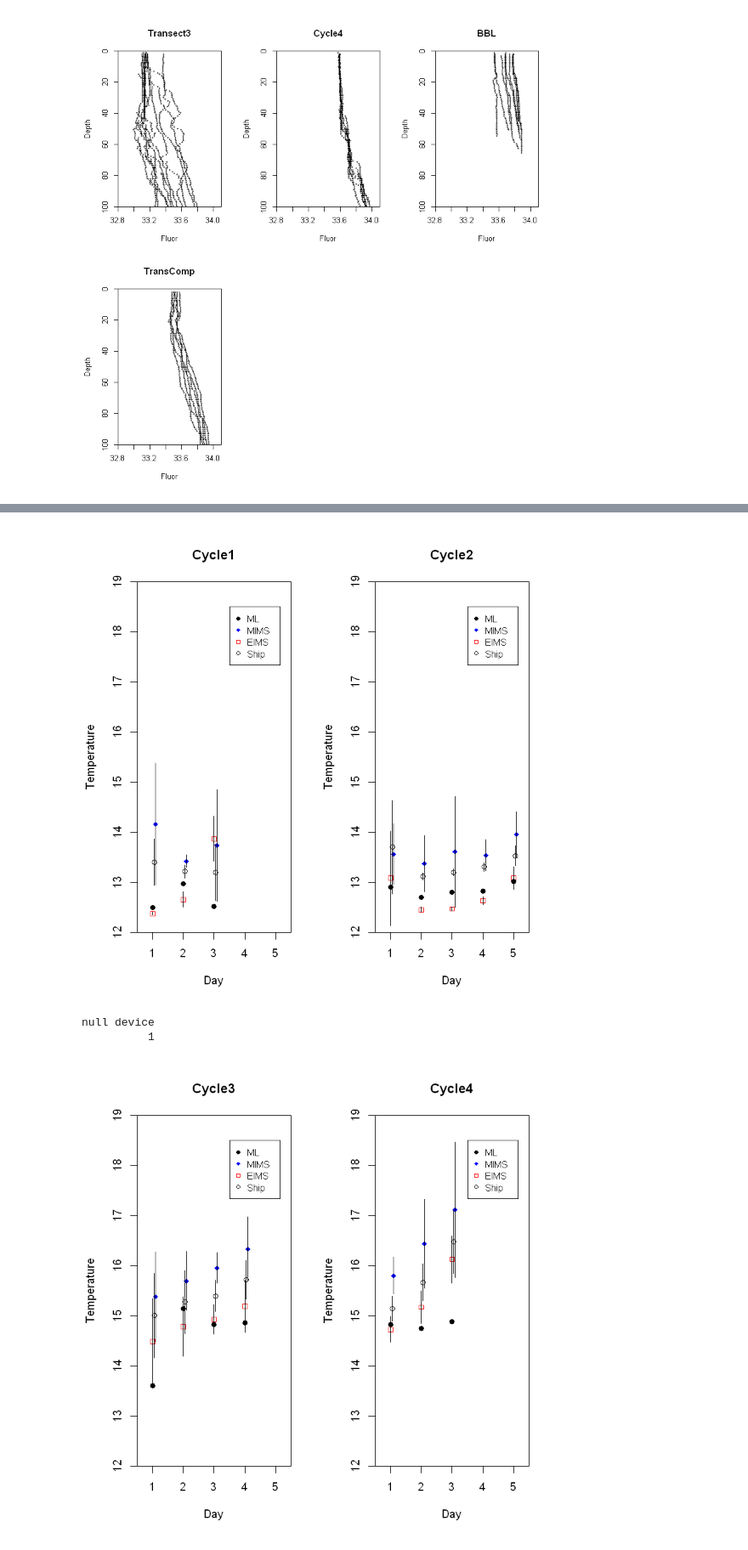
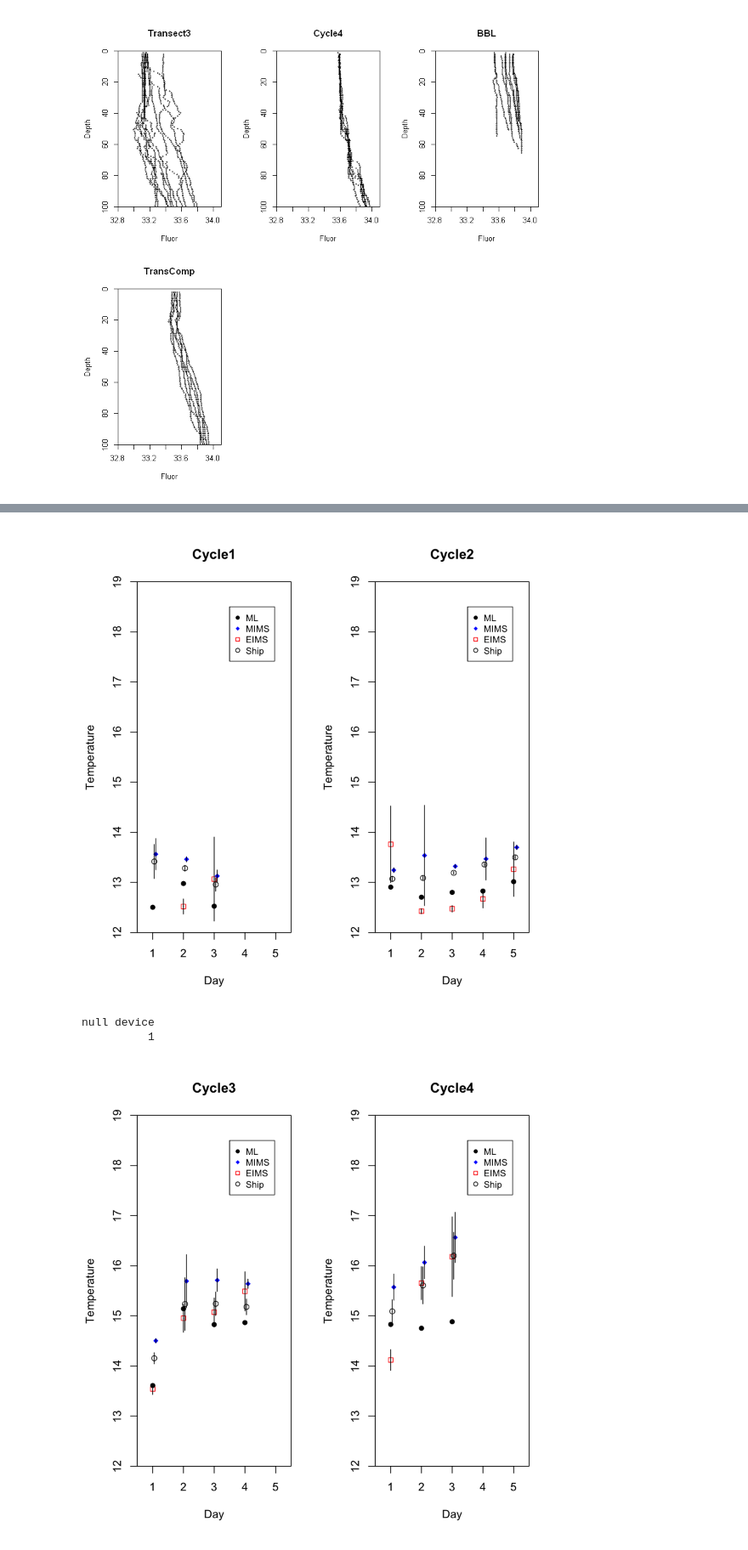
Before and after one commit to tbrycekelly/MIMS-TBK, a Jupyter notebook: Module - CTD Cast Analysis.ipynb, the cells around one changed output, grey strips where cells are left out. Shown at 85% size. Cells and saved outputs as stored; diff of their text form; code cells hidden in the pictures.

```diff
--- a/Module - CTD Cast Analysis.ipynb
+++ b/Module - CTD Cast Analysis.ipynb
@@ -136,12 +140,18 @@ get.flow.T = function(data, flow.time, flow, t.window = 12, d = Inf) {
     list(m = m, s = s, n = n)
 }
 # %%
-str(ctd.log)
+d.max = 1
+
 temp = calc.cycle.avg()
-inlet = get.flow.T(temp, ship.data$DT, ship.data$Inlet.T)
-ship = get.flow.T(temp, ship.data$DT, ship.data$TT)
-mims = get.flow.T(temp, ship.data$DT[ship.data$Optode.temp2.FLAG == 1],
-                  ship.data$Optode.temp2[ship.data$Optode.temp2.FLAG == 1])
+inlet = get.flow.T(data = temp, flow.time = ship.data$DT[ship.data$EIMS.Inlet.T.FLAG < 3],
+                   flow = ship.data$EIMS.Inlet.T[ship.data$EIMS.Inlet.T.FLAG < 3],
+                   d = ship.data$Dist.to.Drifter, d.max = d.max, t.window = 24)
+
+ship = get.flow.T(temp, ship.data$DT, ship.data$TT, d = ship.data$Dist.to.Drifter, d.max = d.max)
+
+mims = get.flow.T(temp, ship.data$DT[ship.data$Optode.temp2.FLAG < 3],
+                  ship.data$Optode.temp2[ship.data$Optode.temp2.FLAG < 3],
+                  d = ship.data$Dist.to.Drifter, d.max = d.max)
 
 temp$Inlet.m = inlet$m
 temp$Inlet.s = inlet$s
@@ -182,34 +182,35 @@ temp
 # %%
-#pdf('Output/CTD Module - T per day summary.pdf')
-#png('Output/CTD Module - T per day summary.png')
+#pdf('Output/CTD Module - T per day summary (<1km).pdf')
+#png('Output/CTD Module - T per day summary (<1km).png')
+plot.day.summary = function(temp) {
+    par(mfrow=c(1,2))
+    for (i in unique(temp$Cycle)) {
+        l = which(temp$Cycle == i)
+        plot(NULL, NULL, ylim=c(12,19), xlim=c(0.5, 5.5), xaxs='i', yaxs='i', ylab='Temperature', xlab='Day', main=i)
 
-par(mfrow=c(1,2))
-for (i in unique(temp$Cycle)) {
-    l = which(temp$Cycle == i)
-    plot(NULL, NULL, ylim=c(12,19), xlim=c(0.5, 5.5), xaxs='i', yaxs='i', ylab='Temperature', xlab='Day', main=i)
+        for (j in 1:length(l)) {
+            points(j, temp$Inlet.m[l[j]], col='red', pch=22)
+            add.error.bars(j, 0, temp$Inlet.m[l[j]], temp$Inlet.s[l[j]])
 
-    for (j in 1:length(l)) {
-        points(j, temp$Inlet.m[l[j]], col='red', pch=22)
-        add.error.bars(j, 0, temp$Inlet.m[l[j]], temp$Inlet.s[l[j]])
+            points(j+0.1, temp$MIMS.m[l[j]], col = 'blue', pch=18)
+            add.error.bars(j+0.1, 0, temp$MIMS.m[l[j]], temp$MIMS.s[l[j]])
 
-        points(j+0.1, temp$MIMS.m[l[j]], col = 'blue', pch=18)
-        add.error.bars(j+0.1, 0, temp$MIMS.m[l[j]], temp$MIMS.s[l[j]])
+            points(j+0.05, temp$ship.m[l[j]], col = 'black', pch=1)
+            add.error.bars(j+0.05, 0, temp$ship.m[l[j]], temp$ship.s[l[j]])
 
-        points(j+0.05, temp$ship.m[l[j]], col = 'black', pch=1)
-        add.error.bars(j+0.05, 0, temp$ship.m[l[j]], temp$ship.s[l[j]])
-
-        points(j, temp$T[l[j]], pch=16)
+            points(j, temp$T[l[j]], pch=16)
+        }
+        legend(3.5, 18.5, c('ML', 'MIMS', 'EIMS', 'Ship'), col=c('black', 'blue', 'red', 'black'),
+               pch=c(16, 18, 22, 1), cex=0.8)
     }
-    legend(3.5, 18.5, c('ML', 'MIMS', 'EIMS', 'Ship'), col=c('black', 'blue', 'red', 'black'),
-           pch=c(16, 18, 22, 1), cex=0.8)
 }
-
+plot.day.summary(temp)
 dev.off()
 # %% [output]
-[figure, old version]
+[figure, new version]
 null device
           1
-[figure, old version]
+[figure, new version]
 # %%
 #pdf('Output/CTD Module - T and S cycle summary.pdf')
 #png('Output/CTD Module - T and S cycle summary.png')
```
Also changed, not shown: parts of 3 cells of this notebook, 2 other files.
